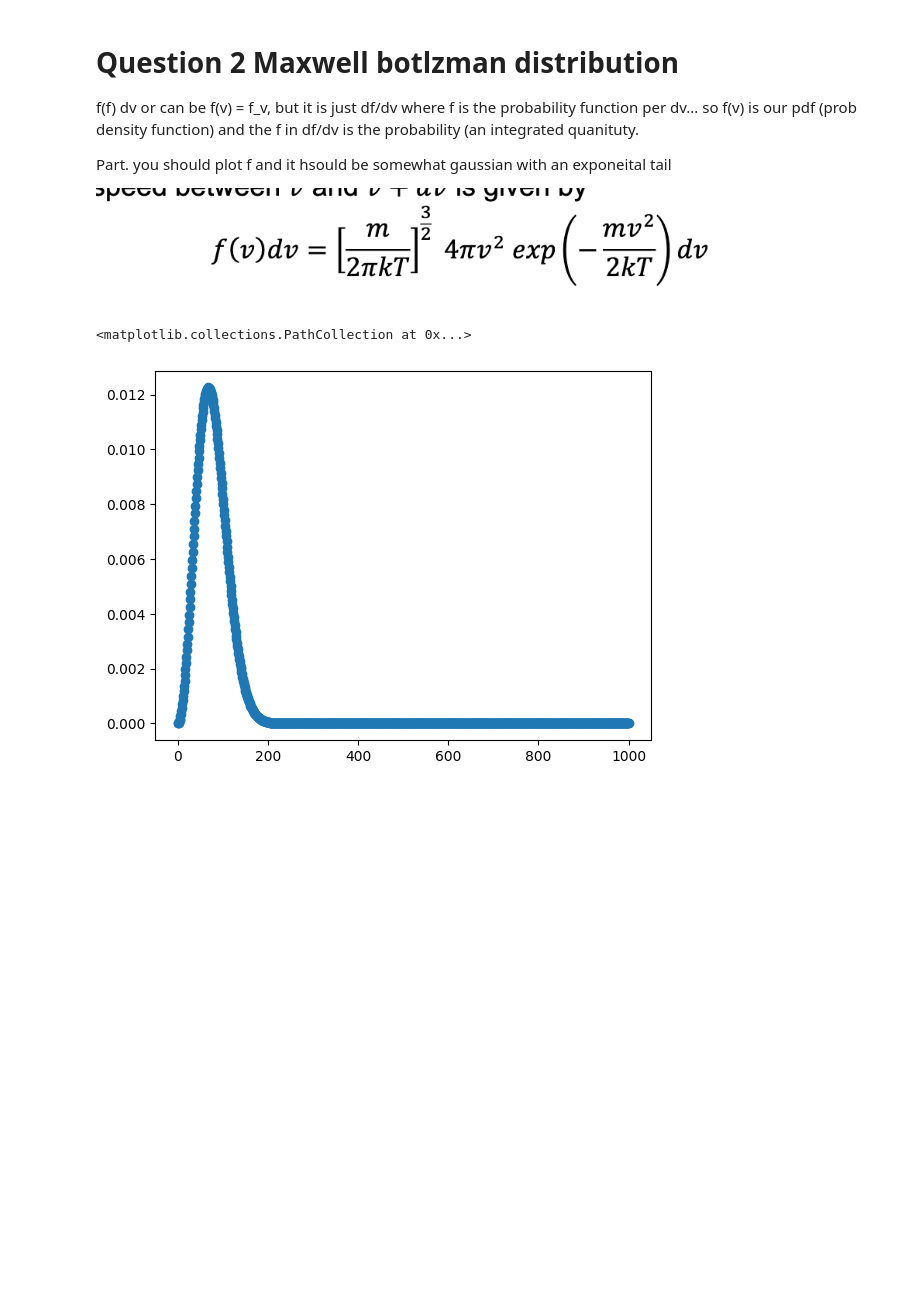
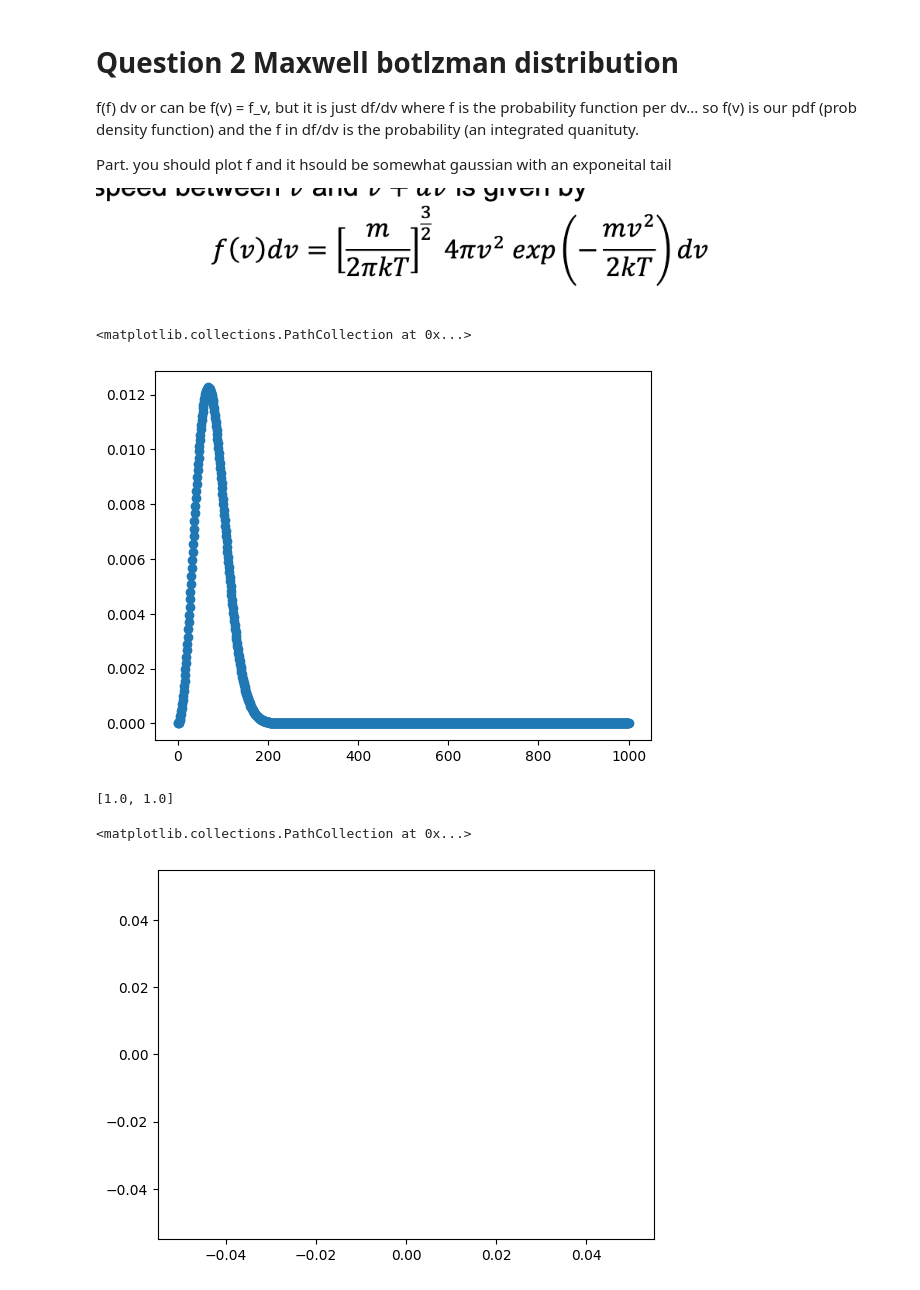
Before and after one commit to Astro-CMalhas/Computational-Astronomy, a Jupyter notebook: HW_03_Numerical_Intg.ipynb, the cells around one changed output. Saved outputs shown, nothing was run; the diff lists cells and outputs as text; code cells hidden in the pictures; blank space fills up the shorter version.

Commit message:
improved maxwell boltzmann plot
attempted to integrate the maxwell boltzman distribution with the RK method, unsuccessfully so far.

```diff
--- a/HW_03_Numerical_Intg.ipynb
+++ b/HW_03_Numerical_Intg.ipynb
@@ -45,15 +45,15 @@ def EulerTest(x0, y0, xn, n):
         BRRR1.append(y0)
 
     return ARRR1, BRRR1
-def RKtest(x0, y0, xn, n):
+def RKtest(x0, y0, xn, n,function):
     h = (xn - x0) / n
     ARRR1, BRRR1 = [x0], [y0]
 
     for i in range(n):
-        k1 = h * prob1func(x0, y0)
-        k2 = h * prob1func(x0 + h/2, y0 + k1/2)
-        k3 = h * prob1func(x0 + h/2, y0 + k2/2)
-        k4 = h * prob1func(x0 + h, y0 + k3)
+        k1 = h * function(x0, y0)
+        k2 = h * function(x0 + h/2, y0 + k1/2)
+        k3 = h * function(x0 + h/2, y0 + k2/2)
+        k4 = h * function(x0 + h, y0 + k3)
 
         k = (k1 + 2*k2 + 2*k3 + k4) / 6
         y0 = y0 + k
@@ -78,7 +78,7 @@ xn = 1.569999988888
 n = 10
 
 x_euler, y_euler = EulerTest(x0, y0, xn, n)
-x_rk, y_rk = RKtest(x0, y0, xn, n)
+x_rk, y_rk = RKtest(x0, y0, xn, n,prob1func)
 
 x_exact = np.linspace(x0, xn, n)
 y_exact = TanFunc(x_exact)
@@ -185,16 +185,31 @@ Temp = 273.15
 k = 1.380649*(10**-23)
 v = np.linspace(0, 1000, 1000)  # going from 0-1000m/s
 #v = np.linspace(0, 200, 100)
-def Maxwell(T,M,vel):
-  out123 = ((np.abs(M/(2*np.pi*k*T)))**(3/2))*(4*(np.pi)*(vel**2))*(np.exp(-(M*vel**2)/(2*k*T)))
-  return out123
+def Maxwell(T,M):
+
+
+  return ((np.abs(M/(2*np.pi*k*T)))**(3/2))*(4*(np.pi)*(v**2))*(np.exp(-(M*v**2)/(2*k*T)))
 
 
 
-test123 = Maxwell(10000,6.02*(10**-23),v)
+
+test123 = Maxwell(10000,6.02*(10**-23))
 
 #print (test123)
 plt.scatter(v,test123)
 # %% [output]
 <matplotlib.collections.PathCollection at 0x...>
 [figure]
+# %%
+x_maxwell, y_maxwell = 1.0, np.inf
+xn_maxwell = 1
+n = 1000
+
+
+x_maxwellout, y_maxwellout = RKtest(x_maxwell, y_maxwell, xn, xn_maxwell,Maxwell)
+print (x_maxwellout)
+plt.scatter(x_maxwell,y_maxwell)
+# %% [output]
+[1.0, 1.0]
+<matplotlib.collections.PathCollection at 0x...>
+[figure, added]
```
